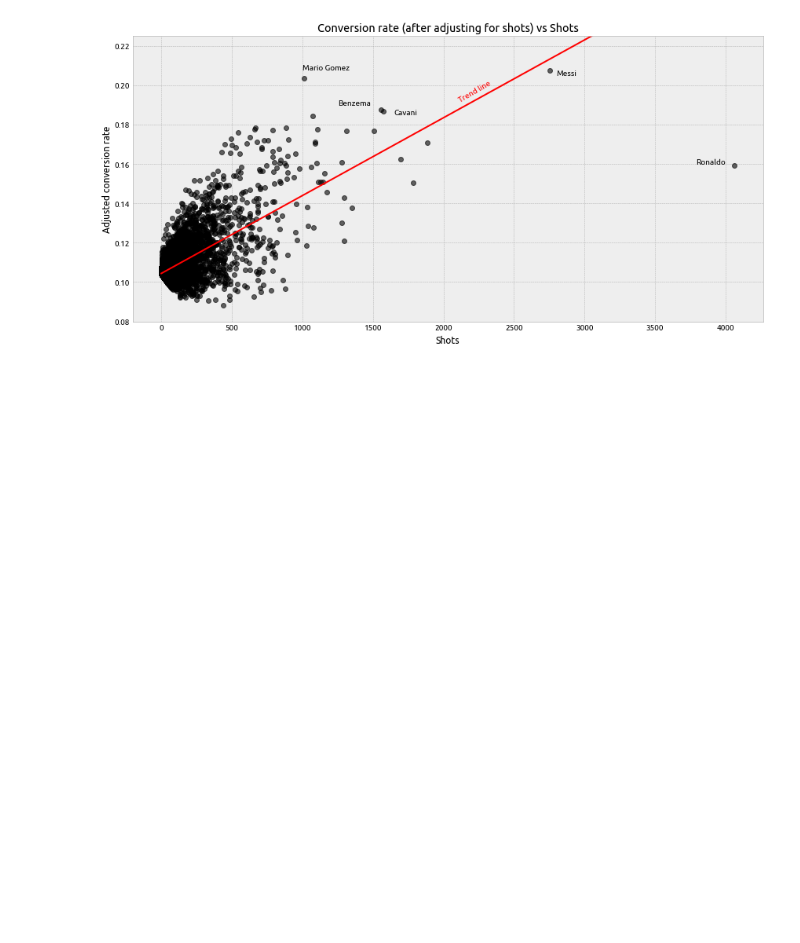
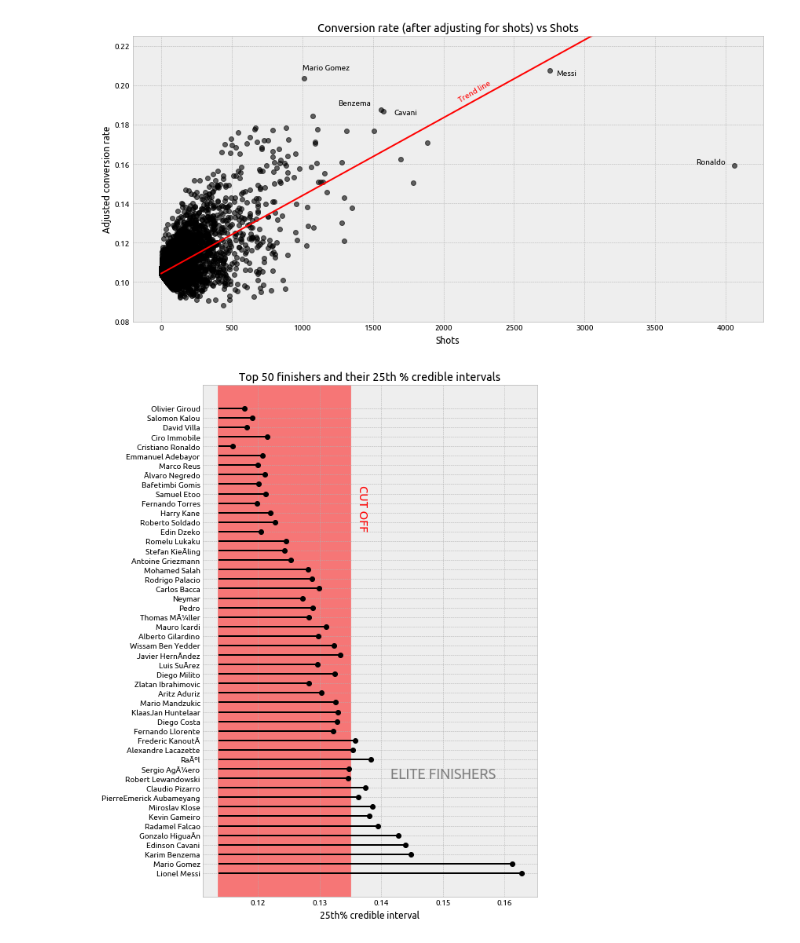
Before and after one commit to karangadiya/best-finishers-in-football, a Jupyter notebook: best-finishers-in-football.ipynb, the cells around one changed output. Saved outputs shown, nothing was run; the diff lists cells and outputs as text; code cells hidden in the pictures; blank space fills up the shorter version.

Commit message:
false discovery rate

```diff
--- a/best-finishers-in-football.ipynb
+++ b/best-finishers-in-football.ipynb
@@ -409,3 +409,18 @@ ax.yaxis.set_ticks_position('none')
 fig.tight_layout()
 # %% [output]
 [figure]
+# %%
+best_finishers = data.sort_values('Adjusted Posterior Conversion Rate', ascending = False)[0: 50]
+fig, ax = plt.subplots(figsize = (8, 10))
+ax.set_title('Top 50 finishers and their 25th % credible intervals')
+ax.set_xlabel('25th% credible interval')
+ax.plot(best_finishers['Cred 0.025th'], best_finishers['Player'], 'ko')
+ax.hlines(y = range(0, 50), xmin = ax.get_xlim()[0], xmax = best_finishers['Cred 0.025th'], color = 'k')
+ax.axvspan(0.1135, 0.135, alpha = 0.5, color = 'red')
+ax.text(0.136, 40, 'CUT OFF', color = 'red', fontsize = 15, rotation = 270)
+ax.text(0.15, 10, 'ELITE FINISHERS', color = 'grey', fontsize = 18, horizontalalignment = 'center')
+ax.xaxis.set_ticks_position('none')
+ax.yaxis.set_ticks_position('none')
+fig.tight_layout()
+# %% [output]
+[figure, added]
```
Also changed, not shown: parts of 3 cells of this notebook.
